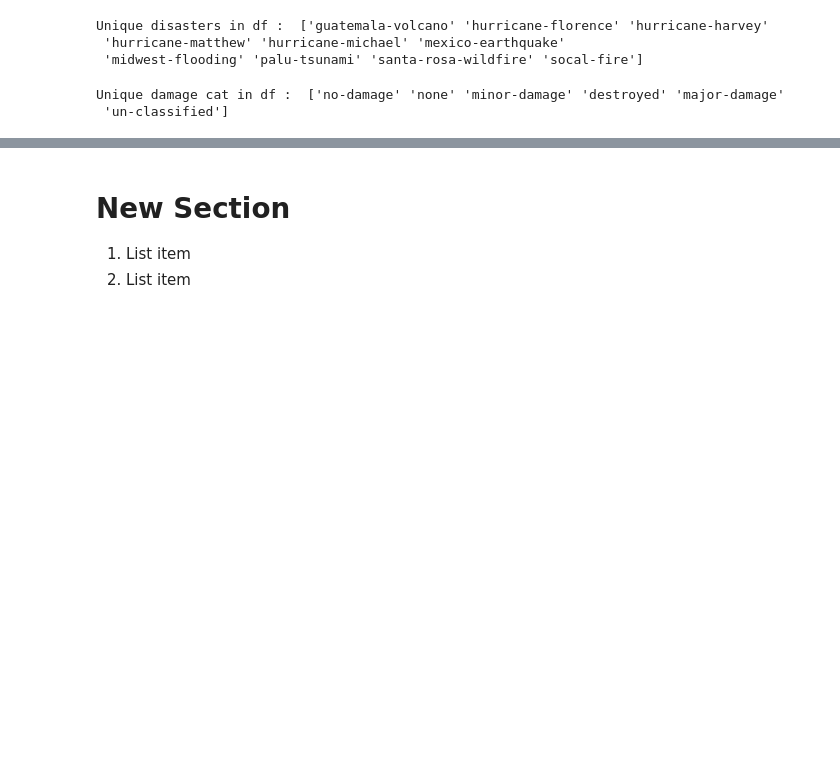
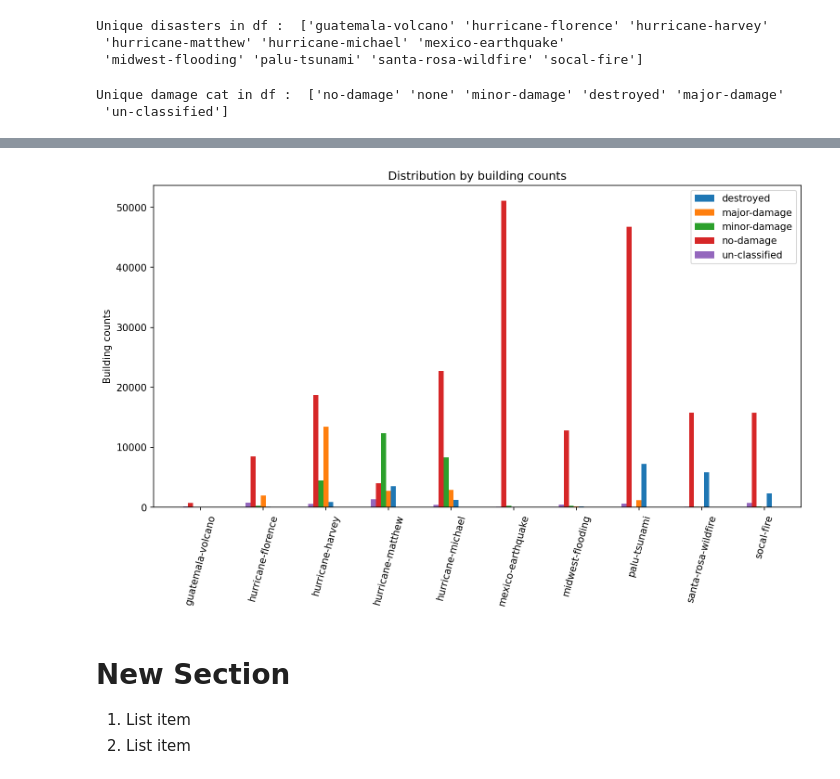
Before and after one commit to mrjakhi/SIADS-capstone-building-damage-detection-TEAM-GOONERS-, a Jupyter notebook: EDA.ipynb, the cells around one changed output, grey strips where cells are left out. Drawn from its saved outputs; the diff is of its cells as text; code cells hidden in the pictures; blank space fills up the shorter version.

```diff
--- a/EDA.ipynb
+++ b/EDA.ipynb
@@ -46,3 +53,11 @@ Number of images for traininig:  5598
 # %%
 train_images_path = r"/content/gdrive/My Drive/MADS_CourseWork/Capstone/Capstone/Data/train/images"
+test_images_path = r"/content/gdrive/My Drive/MADS_CourseWork/Capstone/Capstone/Data/test/images"
+hold_images_path = r"/content/gdrive/My Drive/MADS_CourseWork/Capstone/Capstone/Data/hold/images"
+
+
 train_labels_path =  r"/content/gdrive/My Drive/MADS_CourseWork/Capstone/Capstone/Data/train/labels"
+test_labels_path = r"/content/gdrive/My Drive/MADS_CourseWork/Capstone/Capstone/Data/test/labels"
+hold_labels_path = r"/content/gdrive/My Drive/MADS_CourseWork/Capstone/Capstone/Data/hold/labels"
+
+print(train_images_path)
@@ -100,0 +153,4 @@ Unique damage cat in df :  ['no-damage' 'none' 'minor-damage' 'destroyed' 'major
+# %%
+test_df = ann_dictionary_ann_df(test_labels_path)
+
+hold_df = ann_dictionary_ann_df(hold_labels_path)
@@ -100,0 +172,5 @@ Unique damage cat in df :  ['no-damage' 'none' 'minor-damage' 'destroyed' 'major
+# %%
+# df_all = train_df.merge(test_df, on='uid').merge(hold_df, on='uid')
+df_all = pd.concat([train_df, test_df, hold_df])
+
+len(df_all)
@@ -100,0 +179,4 @@ Unique damage cat in df :  ['no-damage' 'none' 'minor-damage' 'destroyed' 'major
+# %%
+grouped_multiple = df_all.groupby(['disaster', 'dmg_cat'])['id'].count().reset_index(name="count")
+grouped_multiple = grouped_multiple[grouped_multiple.dmg_cat != "none"]
+grouped_multiple
@@ -101,3 +201,29 @@ Unique damage cat in df :  ['no-damage' 'none' 'minor-damage' 'destroyed' 'major
+# %%
+disaster_classes = grouped_multiple['disaster'].nunique()
+# print(num_classes)
+disaster_list = grouped_multiple['dmg_cat'].unique()
+
+x = np.arange(disaster_classes)  # the label locations
+width = 0.8/disaster_classes  # the width of the bars
+multiplier = 0
+
+fig, ax = plt.subplots(1, 1, figsize=(12, 6), dpi=150)
+
+for disaster in disaster_list:
+  unique_list=grouped_multiple['count'].loc[grouped_multiple['dmg_cat'] == disaster].tolist()
+  rect = ax.bar(x - (multiplier - 1) * width, unique_list, width, label=disaster)
+  multiplier += 1
+
+ax.set_ylabel('Building counts')
+ax.set_title('Distribution by building counts')
+ax.set_xticks(x)
+ax.set_xticklabels(grouped_multiple['disaster'].unique(), rotation=75)
+ax.legend()
+
+
+plt.show()
+# %% [output]
+[figure, added]
 # %% [markdown]
 # New Section
 
```
Also changed, not shown: parts of 22 cells of this notebook.
